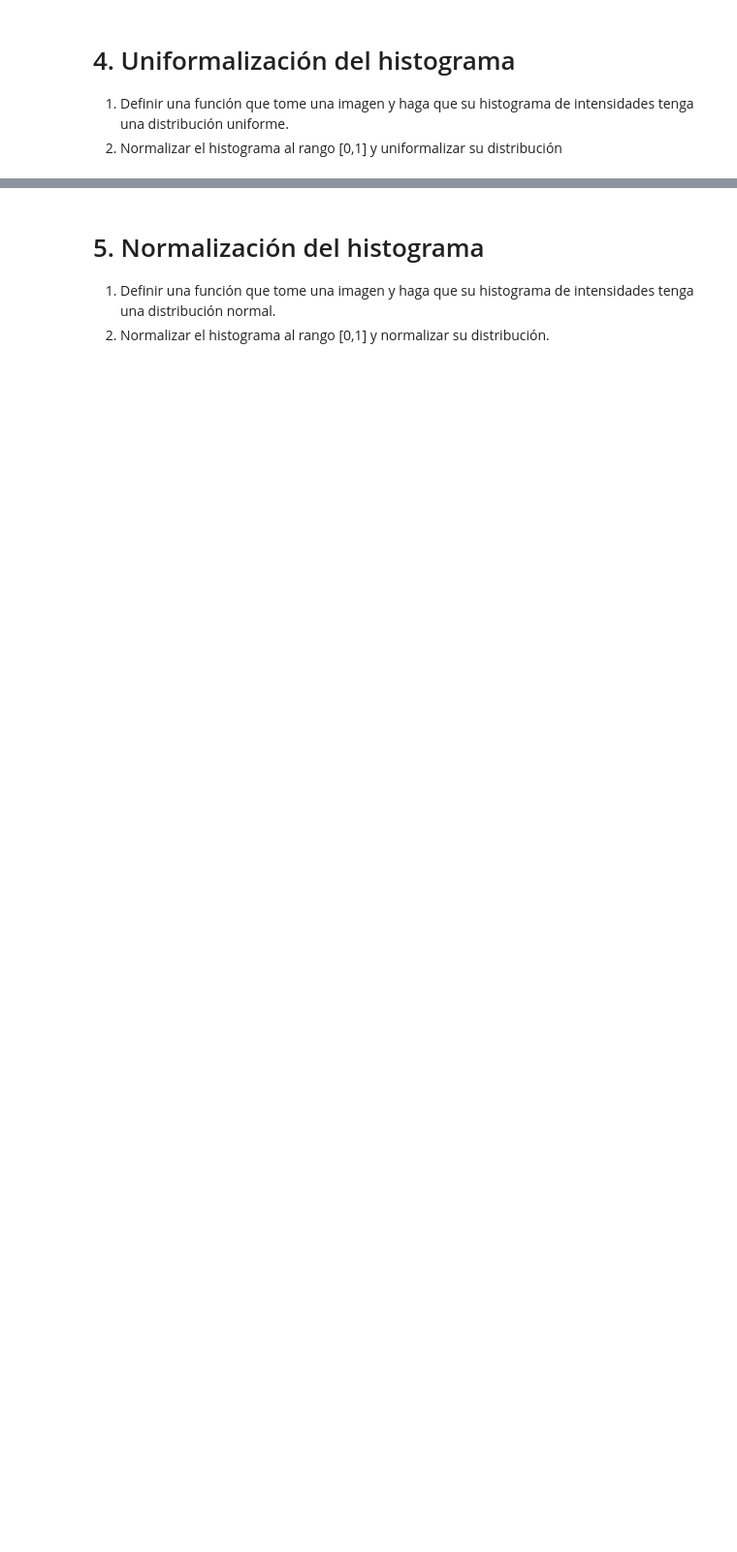
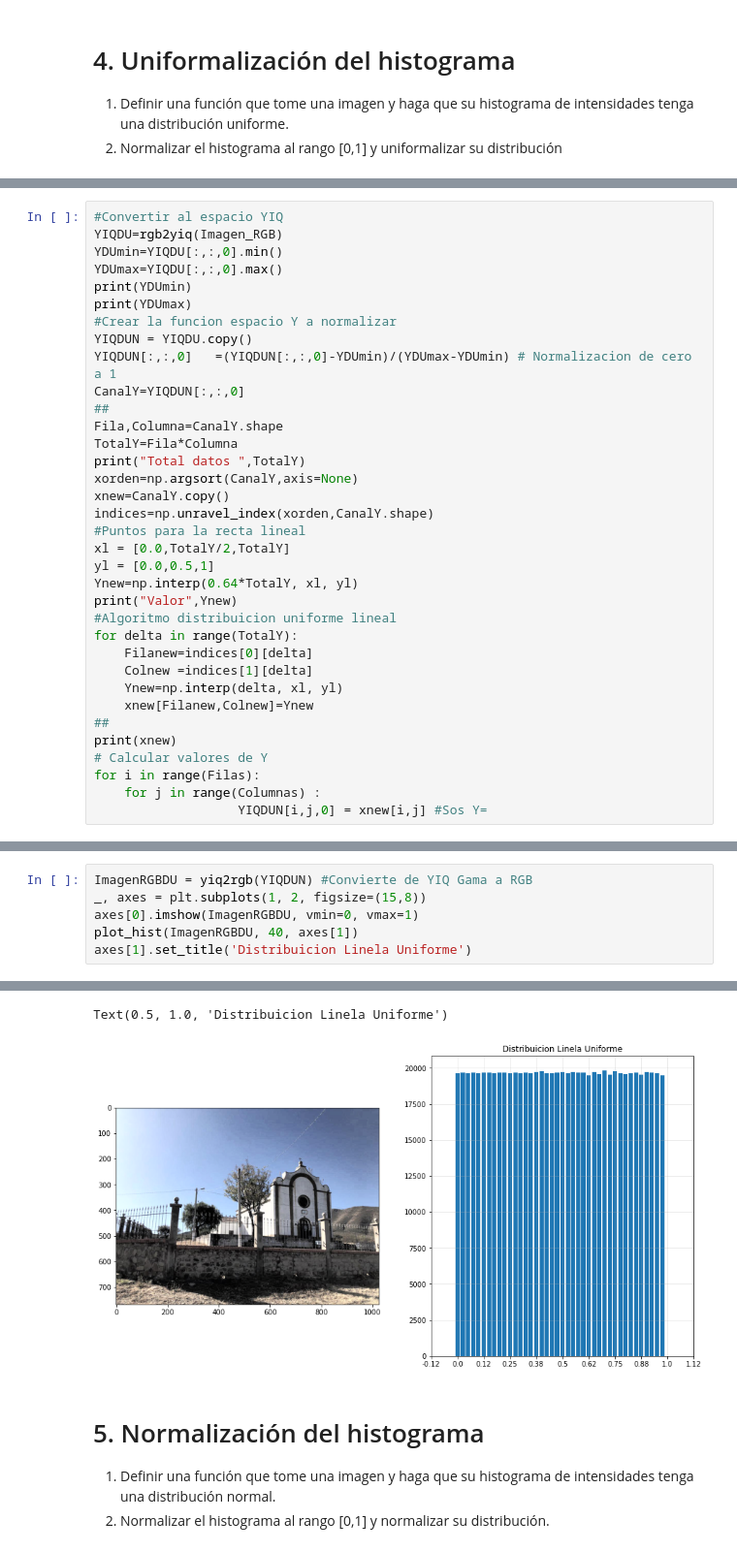
Before and after one commit to tarraga888/PDI_Practicas, a Jupyter notebook: P3EDTT.ipynb, the cells around one changed output, grey strips where cells are left out. Shown at 97% size. Drawn from its saved outputs; the diff is of its cells as text; blank space fills up the shorter version.

```diff
--- a/P3EDTT.ipynb
+++ b/P3EDTT.ipynb
@@ -233,0 +370,35 @@ plt.show()
+# %%
+#Convertir al espacio YIQ
+YIQDU=rgb2yiq(Imagen_RGB)
+YDUmin=YIQDU[:,:,0].min()
+YDUmax=YIQDU[:,:,0].max()
+print(YDUmin)
+print(YDUmax)
+#Crear la funcion espacio Y a normalizar
+YIQDUN = YIQDU.copy()
+YIQDUN[:,:,0]   =(YIQDUN[:,:,0]-YDUmin)/(YDUmax-YDUmin) # Normalizacion de cero a 1
+CanalY=YIQDUN[:,:,0]
+##
+Fila,Columna=CanalY.shape
+TotalY=Fila*Columna
+print("Total datos ",TotalY)
+xorden=np.argsort(CanalY,axis=None)
+xnew=CanalY.copy()
+indices=np.unravel_index(xorden,CanalY.shape)
+#Puntos para la recta lineal
+xl = [0.0,TotalY/2,TotalY]
+yl = [0.0,0.5,1]
+Ynew=np.interp(0.64*TotalY, xl, yl)
+print("Valor",Ynew)
+#Algoritmo distribuicion uniforme lineal
+for delta in range(TotalY):
+    Filanew=indices[0][delta]
+    Colnew =indices[1][delta]
+    Ynew=np.interp(delta, xl, yl)
+    xnew[Filanew,Colnew]=Ynew
+##
+print(xnew)
+# Calcular valores de Y
+for i in range(Filas):
+    for j in range(Columnas) :
+                   YIQDUN[i,j,0] = xnew[i,j] #Sos Y=
@@ -233,0 +417,7 @@ plt.show()
+# %%
+ImagenRGBDU = yiq2rgb(YIQDUN) #Convierte de YIQ Gama a RGB
+_, axes = plt.subplots(1, 2, figsize=(15,8))
+axes[0].imshow(ImagenRGBDU, vmin=0, vmax=1)
+plot_hist(ImagenRGBDU, 40, axes[1])
+axes[1].set_title('Distribuicion Linela Uniforme')
+# %% [output]
@@ -234,3 +425,5 @@ plt.show()
+Text(0.5, 1.0, 'Distribuicion Linela Uniforme')
+[figure, added]
 # %% [markdown]
 # 5. Normalización del histograma
 
```
Also changed, not shown: parts of 14 cells of this notebook.
